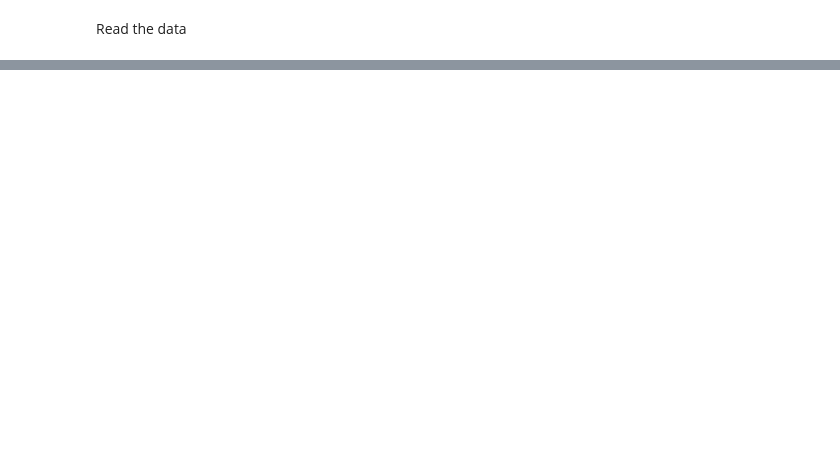
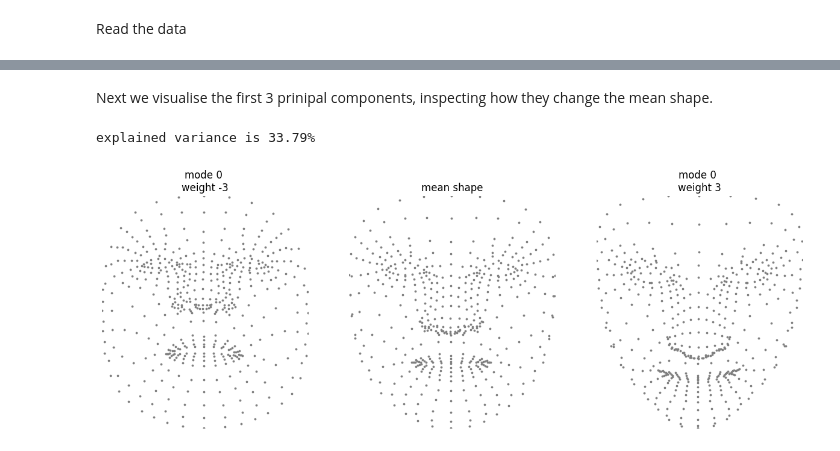
Before and after one commit to Orri11/ZIB, a Jupyter notebook: pyssam_example.ipynb, the cells around one changed output, grey strips where cells are left out. Cells and saved outputs as stored; diff of their text form; code cells hidden in the pictures; blank space fills up the shorter version.

```diff
--- a/pyssam_example.ipynb
+++ b/pyssam_example.ipynb
@@ -107,0 +61,3 @@ ssm.landmarks_scale.shape
+# %%
+mean_shape_columnvector = ssm_rot.compute_dataset_mean()
+mean_shape = mean_shape_columnvector.reshape(-1, 2)
@@ -107,0 +93,2 @@ ssm.landmarks_scale.shape
+# %% [markdown]
+Next we visualise the first 3 prinipal components, inspecting how they change the mean shape.
@@ -107,0 +155,14 @@ ssm.landmarks_scale.shape
+# %%
+mode_to_plot = 0
+print(f"explained variance is {np.round(ssm_rot.pca_object.explained_variance_ratio_[mode_to_plot]*100,2)}%")
+
+plot_shape_modes(
+    mean_shape_columnvector,
+    mean_shape,
+    ssm_rot.model_parameters,
+    ssm_rot.pca_model_components,
+    mode_to_plot,
+)
+# %% [output]
+explained variance is 33.79%
+[figure, added]
```
Also changed, not shown: parts of 20 cells of this notebook, 1 other file.
